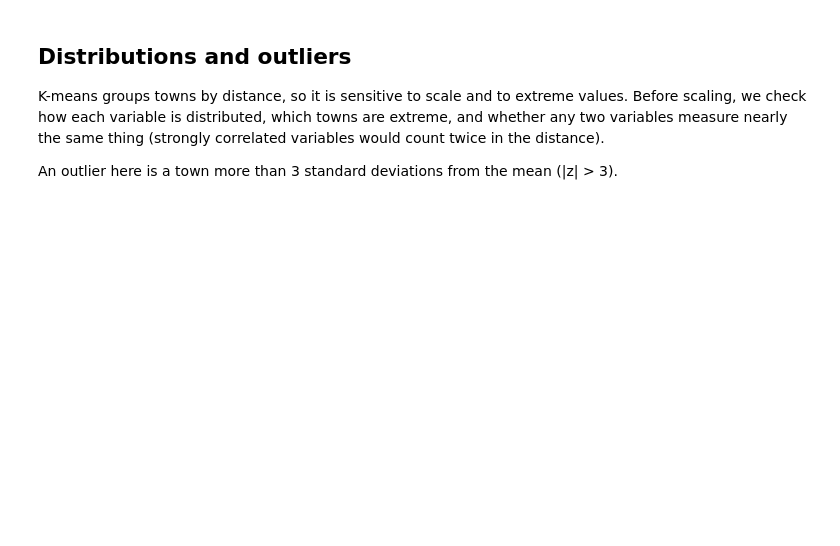
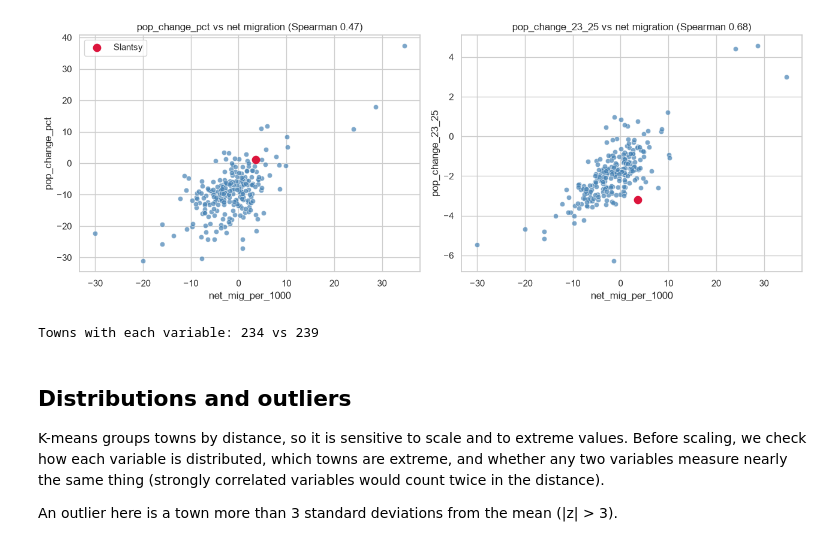
Before and after one commit to evelina-kalugina/-russian-monotowns-typology, a Jupyter notebook: notebooks/04_clustering.ipynb, the cells around one changed output. Drawn from its saved outputs; the diff is of its cells as text; code cells hidden in the pictures; blank space fills up the shorter version.

```diff
--- a/notebooks/04_clustering.ipynb
+++ b/notebooks/04_clustering.ipynb
@@ -73,3 +78,21 @@ df[CLUSTER_VARS].describe().T.round(2)
+# %%
+both = features.dropna(subset=[POP_OLD, POP_NEW, "net_mig_per_1000"])
+slantsy = both[both["number"] == SLANTSY]
+
+fig, axes = plt.subplots(1, 2, figsize=(13, 5))
+for ax, var in zip(axes, [POP_OLD, POP_NEW]):
+    sns.scatterplot(data=both, x="net_mig_per_1000", y=var, ax=ax, color="steelblue", alpha=0.7)
+    ax.scatter(slantsy["net_mig_per_1000"], slantsy[var], color="crimson", s=80, label="Slantsy")
+    rho = both[var].corr(both["net_mig_per_1000"], method="spearman")
+    ax.set_title(f"{var} vs net migration (Spearman {rho:.2f})")
+axes[0].legend()
+plt.tight_layout()
+plt.show()
+
+print("Towns with each variable:", features[POP_OLD].notna().sum(), "vs", features[POP_NEW].notna().sum())
+# %% [output]
+[figure, added]
+Towns with each variable: 234 vs 239
 # %% [markdown]
 ## Distributions and outliers
 
```
Also changed, not shown: parts of 7 cells of this notebook.
